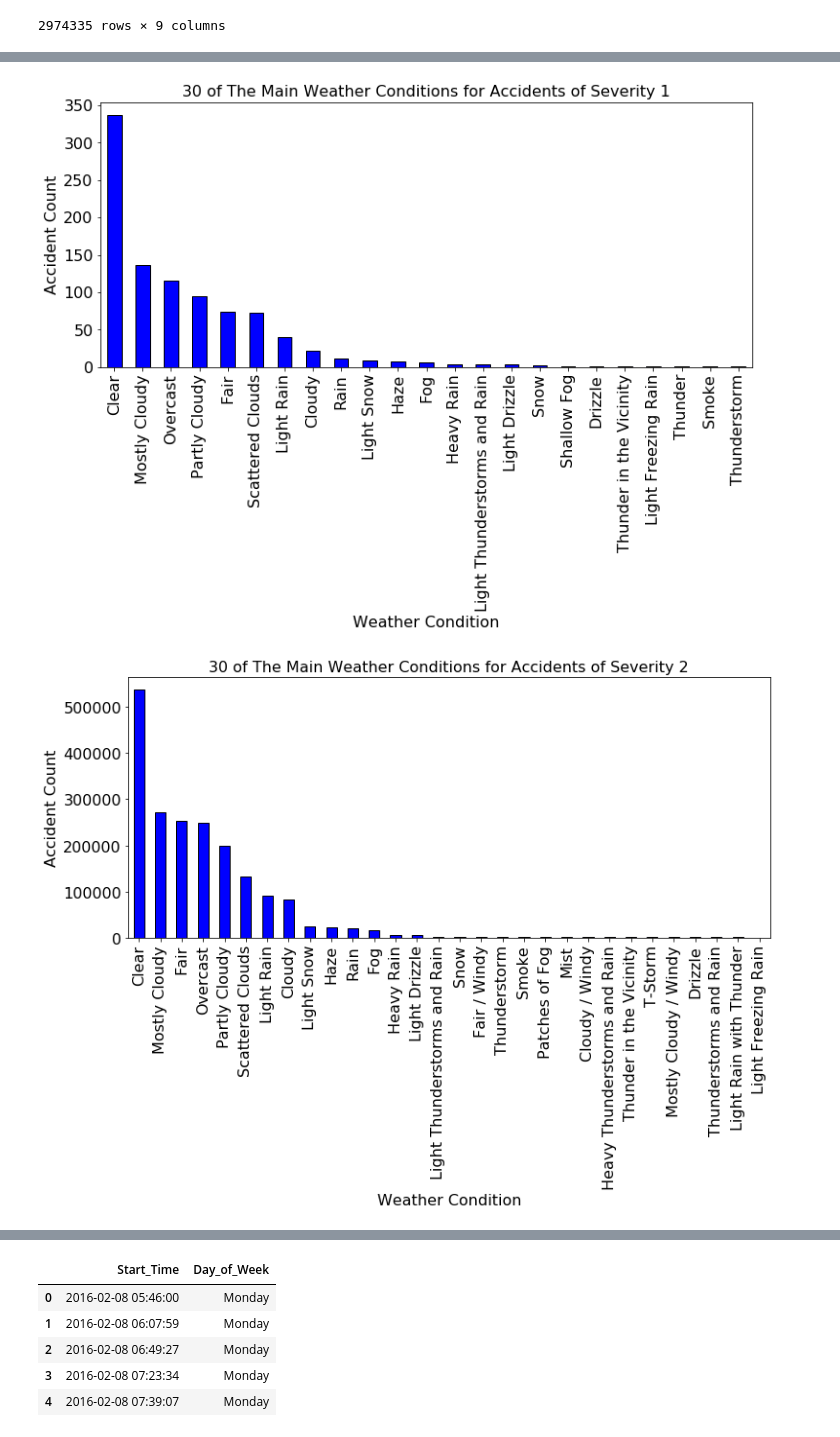
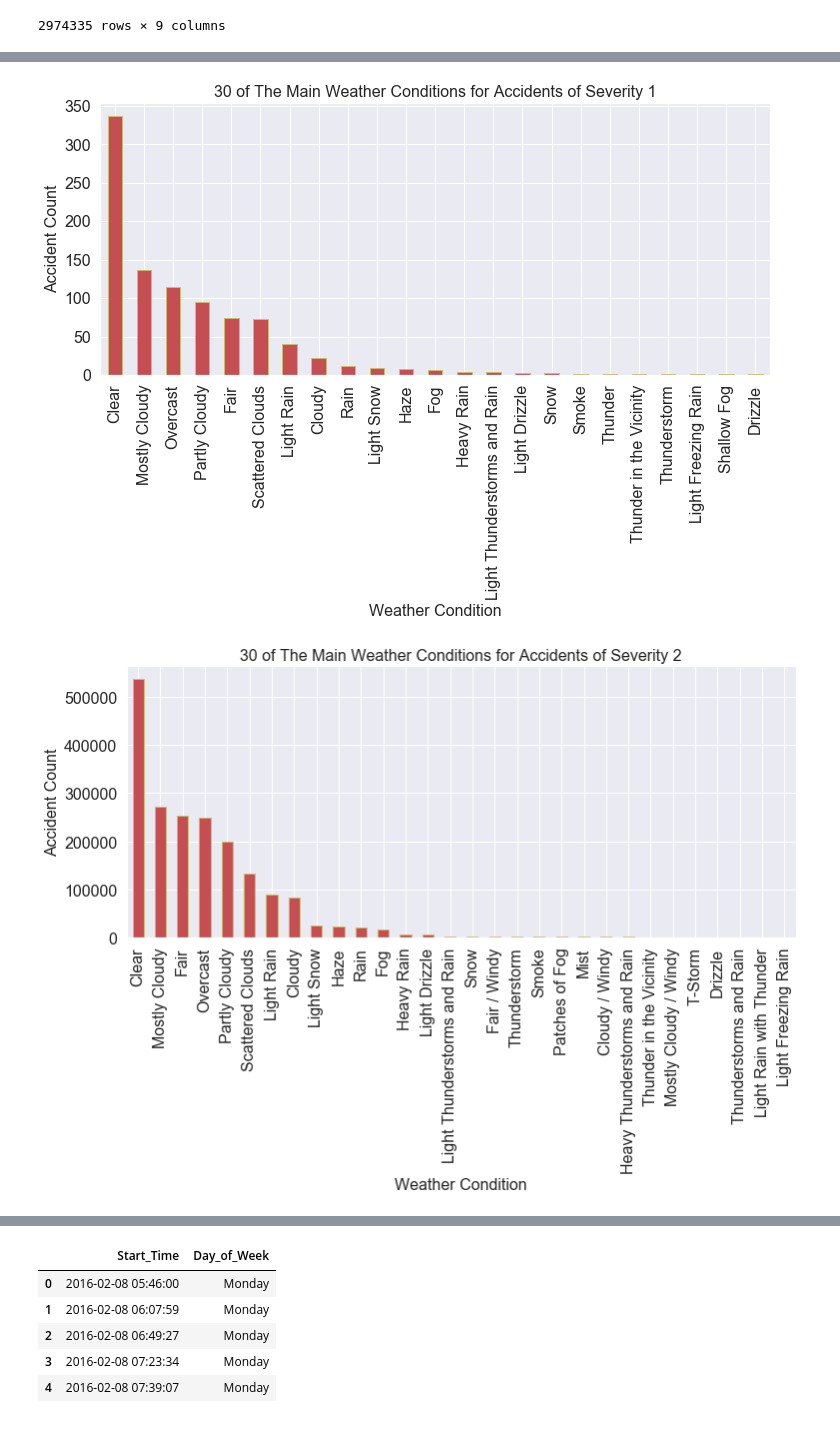
Before and after one commit to adityabandaru4/USA-Accidents-severity-Predicition-using-GCP, a Jupyter notebook: Accident Severity.ipynb, the cells around one changed output, grey strips where cells are left out. Cells and saved outputs as stored; diff of their text form; code cells hidden in the pictures.

```diff
--- a/Accident Severity.ipynb
+++ b/Accident Severity.ipynb
@@ -149,12 +153,13 @@ See the caveats in the documentation: http://pandas.pydata.org/pandas-docs/stabl
 # %%
+sns.set()
 for s in np.arange(1,5):
     plt.subplots(figsize=(12,5))
-    new_sv.loc[new_sv["Severity"] == s]['Weather_Condition'].value_counts().sort_values(ascending=False).head(30).plot.bar(width=0.5,color='b',edgecolor='k',align='center',linewidth=1)
+    new_sv.loc[new_sv["Severity"] == s]['Weather_Condition'].value_counts().sort_values(ascending=False).head(30).plot.bar(width=0.5,color='r',edgecolor='y',align='center',linewidth=1)
     plt.xlabel('Weather Condition',fontsize=16)
     plt.ylabel('Accident Count',fontsize=16)
     plt.title('30 of The Main Weather Conditions for Accidents of Severity ' + str(s),fontsize=16)
     plt.xticks(fontsize=16)
     plt.yticks(fontsize=16)
 # %% [output]
-[figure, old version]
+[figure, new version]
-[figure, old version]
+[figure, new version]
```
Also changed, not shown: parts of 13 cells of this notebook.
